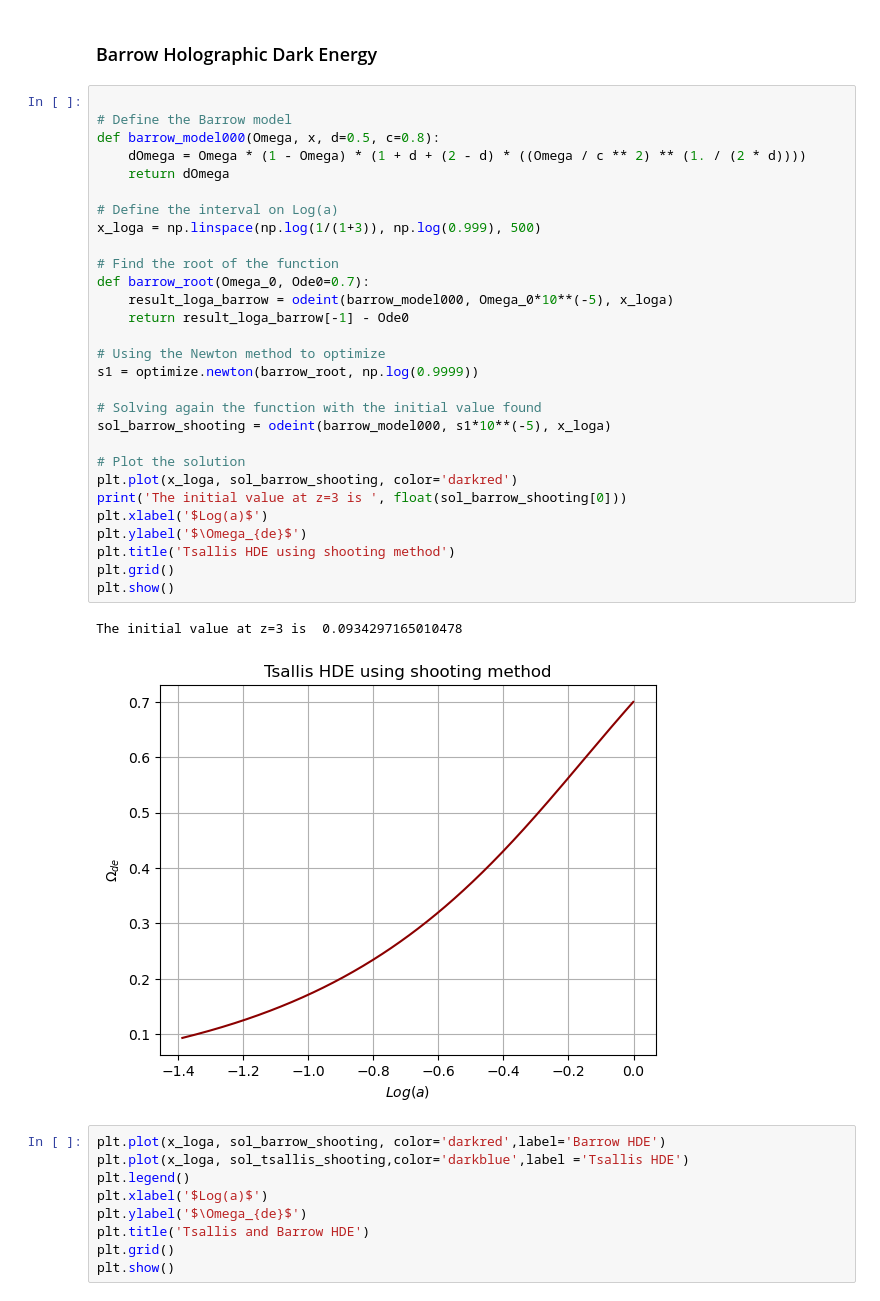
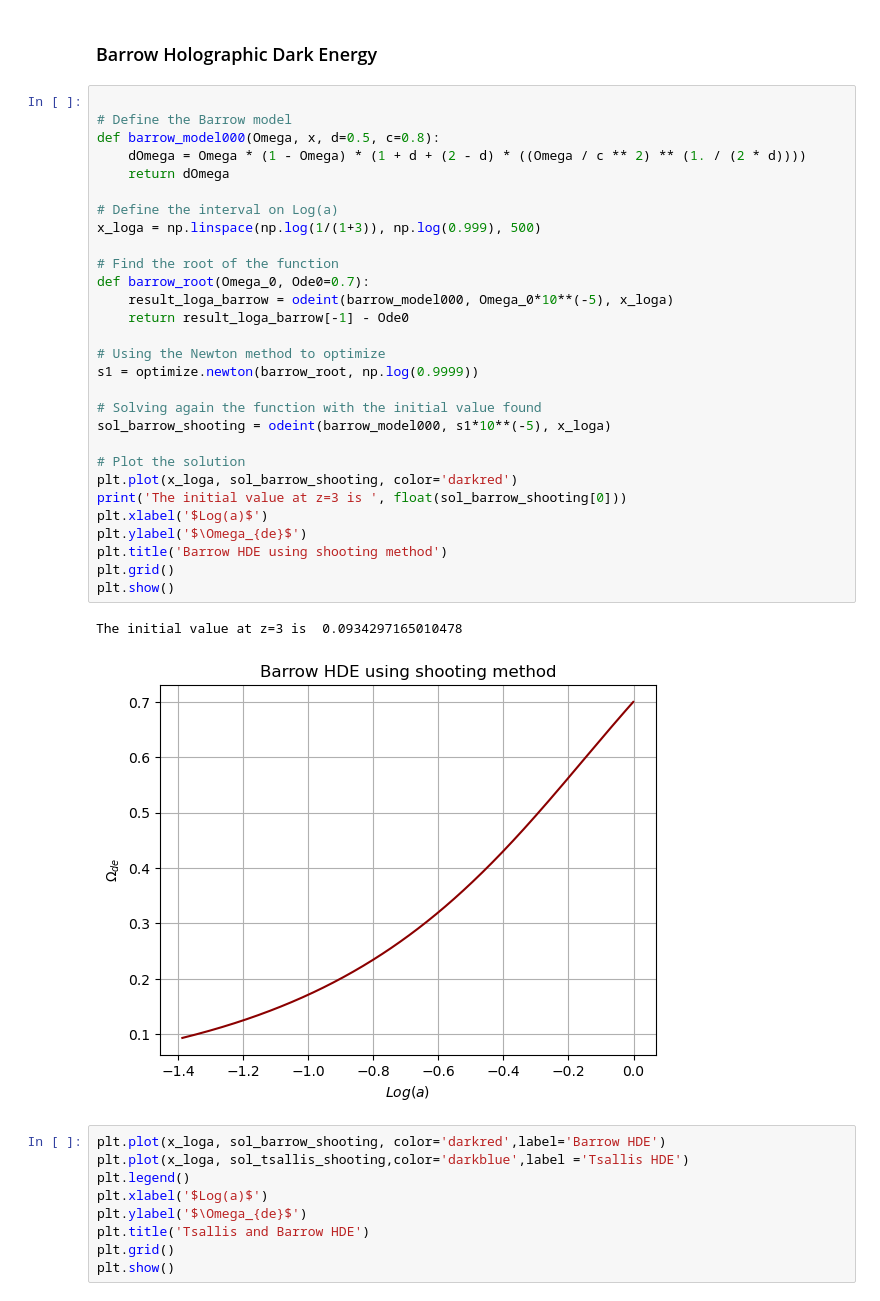
Before and after one commit to xlxnsxzpxtx/HolographicDE, a Jupyter notebook: holographics_models.ipynb, the cells around one changed output. Drawn from its saved outputs; the diff is of its cells as text.

```diff
--- a/holographics_models.ipynb
+++ b/holographics_models.ipynb
@@ -207,35 +207,35 @@ The initial value at z=3 is  0.1463661929152792
 # %%
 
 # Define the Barrow model
 def barrow_model000(Omega, x, d=0.5, c=0.8):
     dOmega = Omega * (1 - Omega) * (1 + d + (2 - d) * ((Omega / c ** 2) ** (1. / (2 * d))))
     return dOmega
 
 # Define the interval on Log(a)
 x_loga = np.linspace(np.log(1/(1+3)), np.log(0.999), 500)
 
 # Find the root of the function
 def barrow_root(Omega_0, Ode0=0.7):
     result_loga_barrow = odeint(barrow_model000, Omega_0*10**(-5), x_loga)
     return result_loga_barrow[-1] - Ode0
 
 # Using the Newton method to optimize
 s1 = optimize.newton(barrow_root, np.log(0.9999))
 
 # Solving again the function with the initial value found
 sol_barrow_shooting = odeint(barrow_model000, s1*10**(-5), x_loga)
 
 # Plot the solution
 plt.plot(x_loga, sol_barrow_shooting, color='darkred')
 print('The initial value at z=3 is ', float(sol_barrow_shooting[0]))
 plt.xlabel('$Log(a)$')
 plt.ylabel('$\Omega_{de}$')
-plt.title('Tsallis HDE using shooting method')
+plt.title('Barrow HDE using shooting method')
 plt.grid()
 plt.show()
 # %% [output]
 The initial value at z=3 is  0.0934297165010478
-[figure, old version]
+[figure, new version]
 # %%
 plt.plot(x_loga, sol_barrow_shooting, color='darkred',label='Barrow HDE')
 plt.plot(x_loga, sol_tsallis_shooting,color='darkblue',label ='Tsallis HDE')
```
